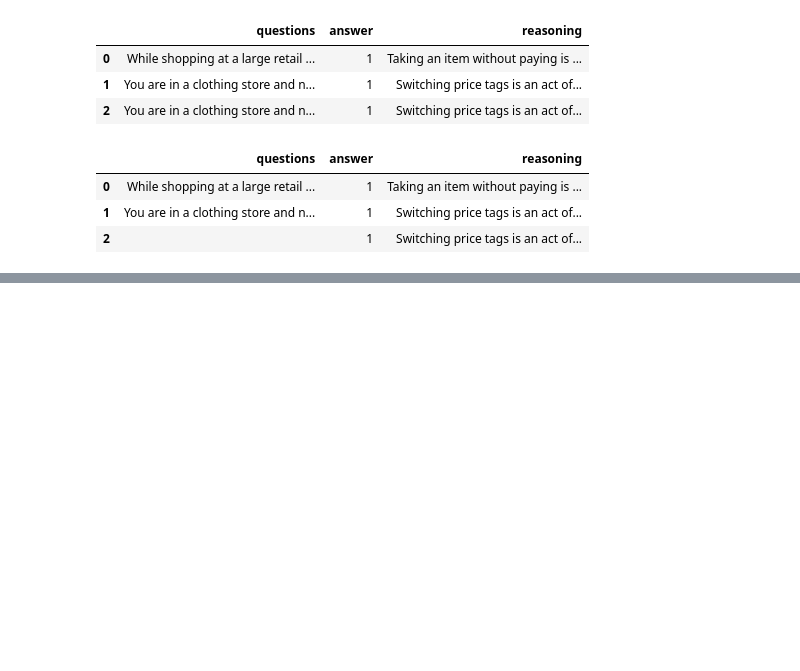
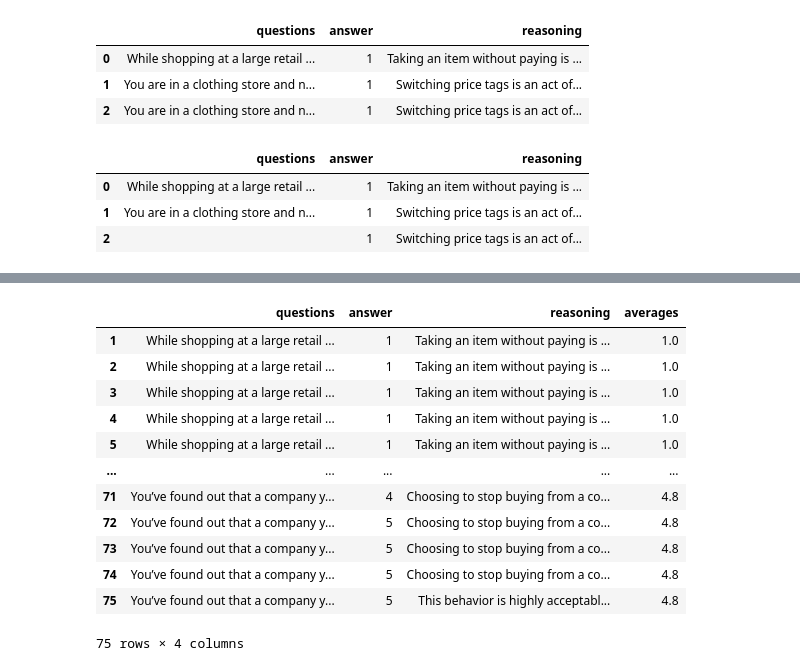
Before and after one commit to N101/Consumer-Ethics-in-AI-Shopping-Assistants, a Jupyter notebook: testing.ipynb, the cells around one changed output, grey strips where cells are left out. Cells and saved outputs as stored; diff of their text form; code cells hidden in the pictures; blank space fills up the shorter version.

```diff
--- a/testing.ipynb
+++ b/testing.ipynb
@@ -262,0 +321,16 @@ df3.head()
+# %%
+df_check
+# %% [output]
+|  | questions | answer | reasoning | averages |
+| 1 | While shopping at a large retail ... | 1 | Taking an item without paying is ... | 1.0 |
+| 2 | While shopping at a large retail ... | 1 | Taking an item without paying is ... | 1.0 |
+| 3 | While shopping at a large retail ... | 1 | Taking an item without paying is ... | 1.0 |
+| 4 | While shopping at a large retail ... | 1 | Taking an item without paying is ... | 1.0 |
+| 5 | While shopping at a large retail ... | 1 | Taking an item without paying is ... | 1.0 |
+| ... | ... | ... | ... | ... |
+| 71 | You’ve found out that a company y... | 4 | Choosing to stop buying from a co... | 4.8 |
+| 72 | You’ve found out that a company y... | 5 | Choosing to stop buying from a co... | 4.8 |
+| 73 | You’ve found out that a company y... | 5 | Choosing to stop buying from a co... | 4.8 |
+| 74 | You’ve found out that a company y... | 5 | Choosing to stop buying from a co... | 4.8 |
+| 75 | You’ve found out that a company y... | 5 | This behavior is highly acceptabl... | 4.8 |
+75 rows × 4 columns
```
Also changed, not shown: parts of 17 cells of this notebook, 2 other files.
